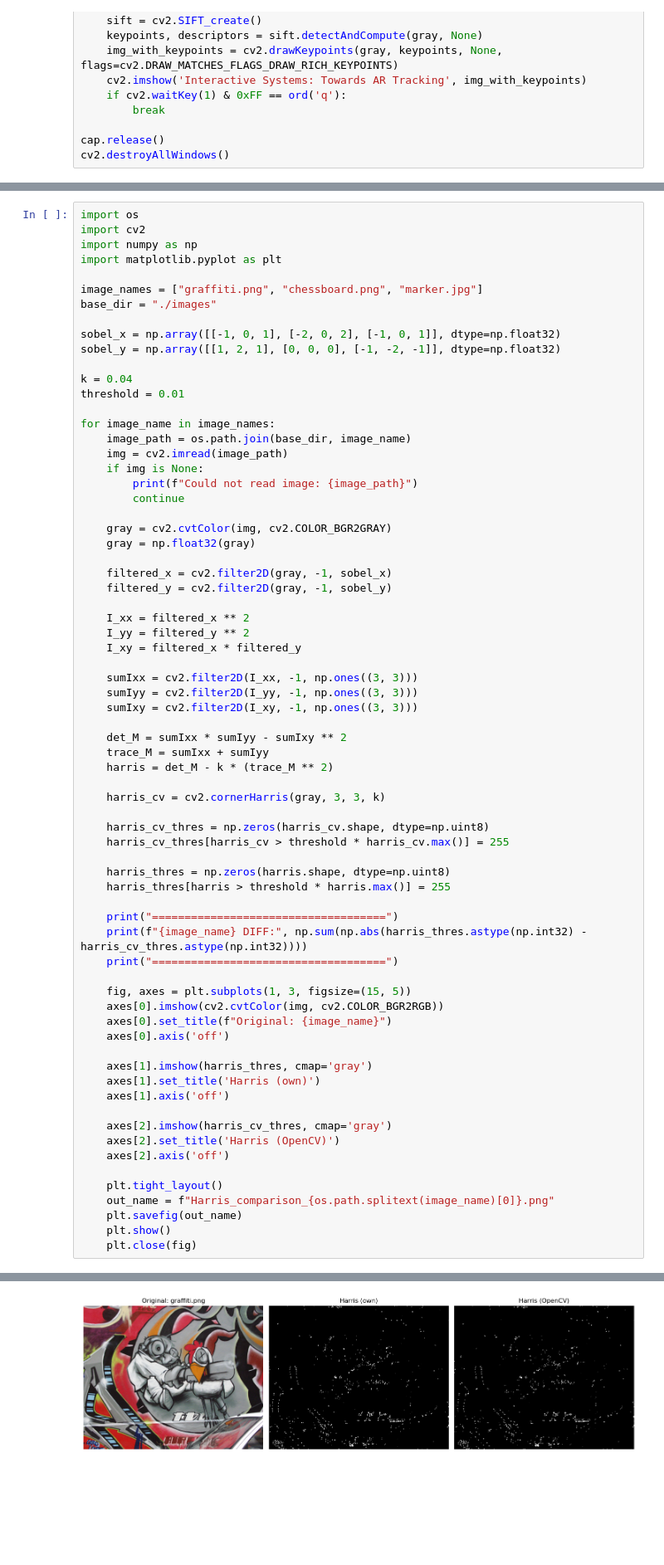
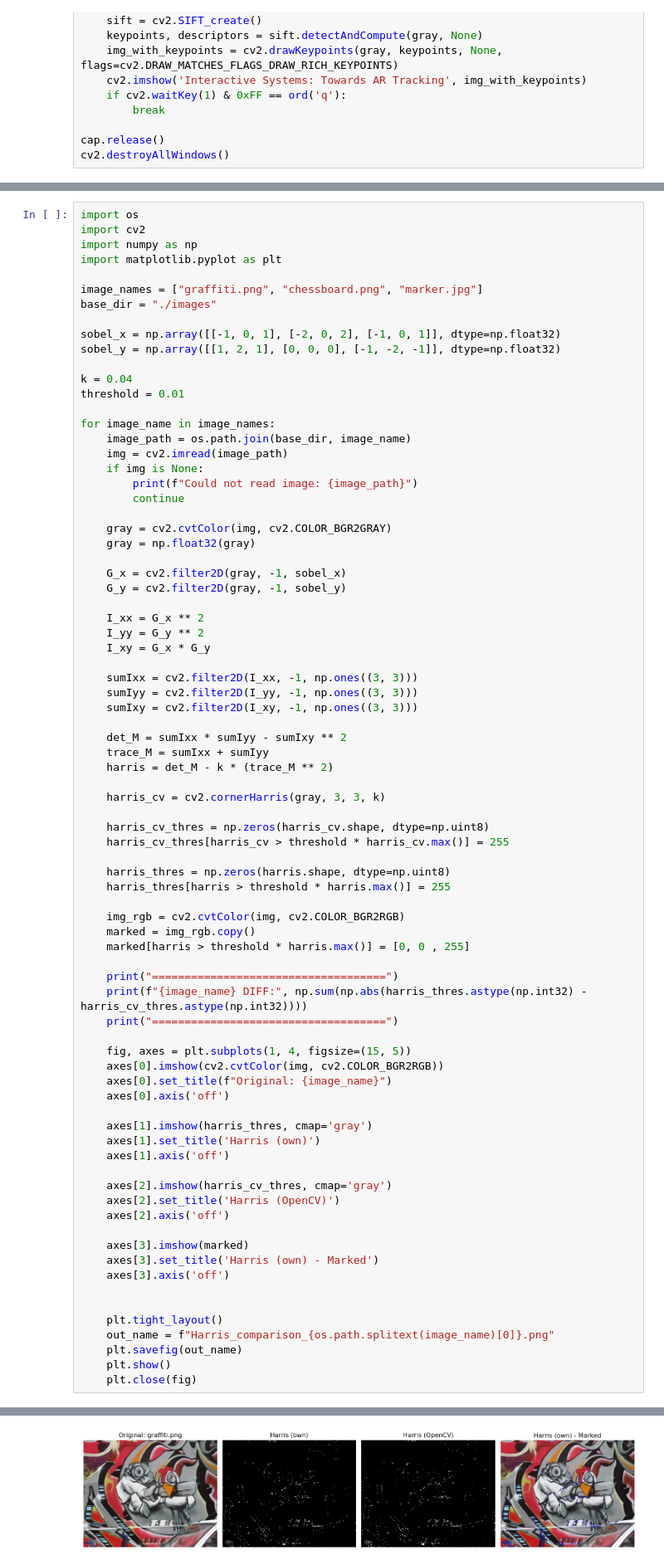
Before and after one commit to YassmineNefz/Maschinelles-Sehen, a Jupyter notebook: Aufgabe 2/MS_Labor2.ipynb, the cells around one changed output, grey strips where cells are left out. Shown at 83% size. Drawn from its saved outputs; the diff is of its cells as text; blank space fills up the shorter version.

```diff
--- a/Aufgabe 2/MS_Labor2.ipynb
+++ b/Aufgabe 2/MS_Labor2.ipynb
@@ -234,12 +237,12 @@ for image_name in image_names:
     gray = cv2.cvtColor(img, cv2.COLOR_BGR2GRAY)
     gray = np.float32(gray)
 
-    filtered_x = cv2.filter2D(gray, -1, sobel_x)
-    filtered_y = cv2.filter2D(gray, -1, sobel_y)
+    G_x = cv2.filter2D(gray, -1, sobel_x)
+    G_y = cv2.filter2D(gray, -1, sobel_y)
 
-    I_xx = filtered_x ** 2
-    I_yy = filtered_y ** 2
-    I_xy = filtered_x * filtered_y
+    I_xx = G_x ** 2
+    I_yy = G_y ** 2
+    I_xy = G_x * G_y
 
     sumIxx = cv2.filter2D(I_xx, -1, np.ones((3, 3)))
     sumIyy = cv2.filter2D(I_yy, -1, np.ones((3, 3)))
@@ -255,35 +258,44 @@ for image_name in image_names:
     harris_cv_thres[harris_cv > threshold * harris_cv.max()] = 255
 
     harris_thres = np.zeros(harris.shape, dtype=np.uint8)
     harris_thres[harris > threshold * harris.max()] = 255
 
+    img_rgb = cv2.cvtColor(img, cv2.COLOR_BGR2RGB)
+    marked = img_rgb.copy()
+    marked[harris > threshold * harris.max()] = [0, 0 , 255]
+
     print("====================================")
     print(f"{image_name} DIFF:", np.sum(np.abs(harris_thres.astype(np.int32) - harris_cv_thres.astype(np.int32))))
     print("====================================")
 
-    fig, axes = plt.subplots(1, 3, figsize=(15, 5))
+    fig, axes = plt.subplots(1, 4, figsize=(15, 5))
     axes[0].imshow(cv2.cvtColor(img, cv2.COLOR_BGR2RGB))
     axes[0].set_title(f"Original: {image_name}")
     axes[0].axis('off')
 
     axes[1].imshow(harris_thres, cmap='gray')
     axes[1].set_title('Harris (own)')
     axes[1].axis('off')
 
     axes[2].imshow(harris_cv_thres, cmap='gray')
     axes[2].set_title('Harris (OpenCV)')
     axes[2].axis('off')
 
+    axes[3].imshow(marked)
+    axes[3].set_title('Harris (own) - Marked')
+    axes[3].axis('off')
+
+
     plt.tight_layout()
     out_name = f"Harris_comparison_{os.path.splitext(image_name)[0]}.png"
     plt.savefig(out_name)
     plt.show()
     plt.close(fig)
 # %% [output]
 ====================================
 graffiti.png DIFF: 0
 ====================================
-[figure, old version]
+[figure, new version]
 ====================================
 chessboard.png DIFF: 0
 ====================================
```
Also changed, not shown: parts of 3 cells of this notebook.
